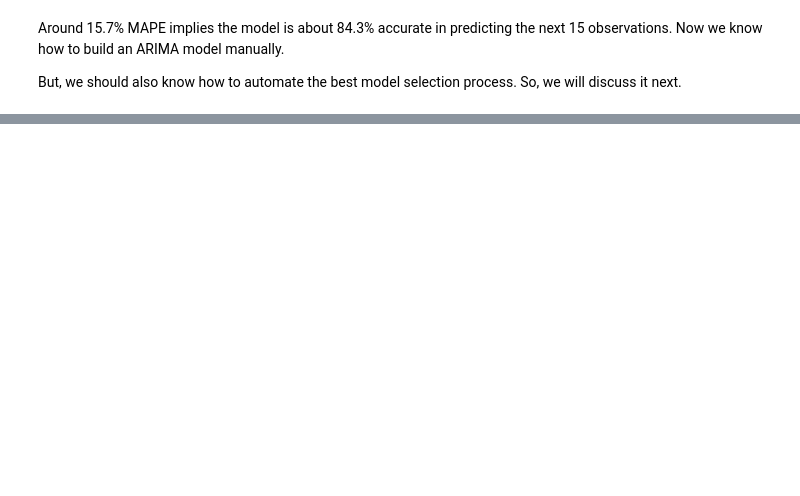
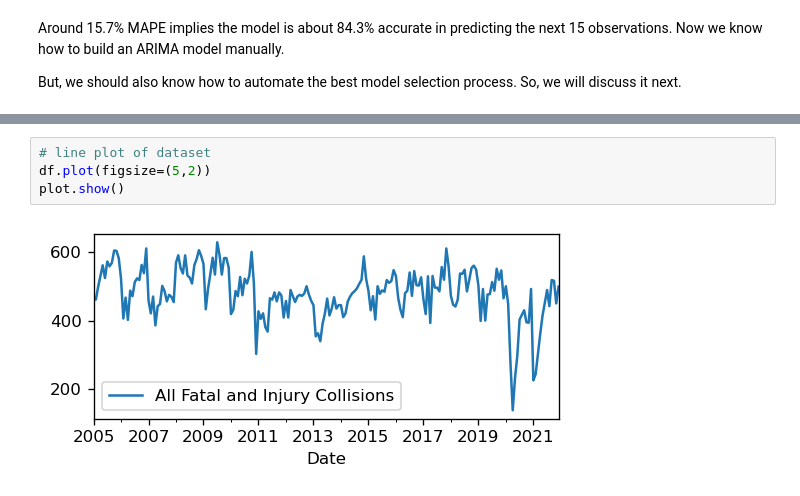
Before and after one commit to Natidhcp/CCT_MSc_DA_CA2, a Jupyter notebook: Time_series.ipynb, the cells around one changed output, grey strips where cells are left out. Drawn from its saved outputs; the diff is of its cells as text; blank space fills up the shorter version.

```diff
--- a/Time_series.ipynb
+++ b/Time_series.ipynb
@@ -733,0 +1020,6 @@ plt.show()
+# %%
+# line plot of dataset
+df.plot(figsize=(5,2))
+plot.show()
+# %% [output]
+[figure, added]
```
Also changed, not shown: parts of 120 cells of this notebook.
